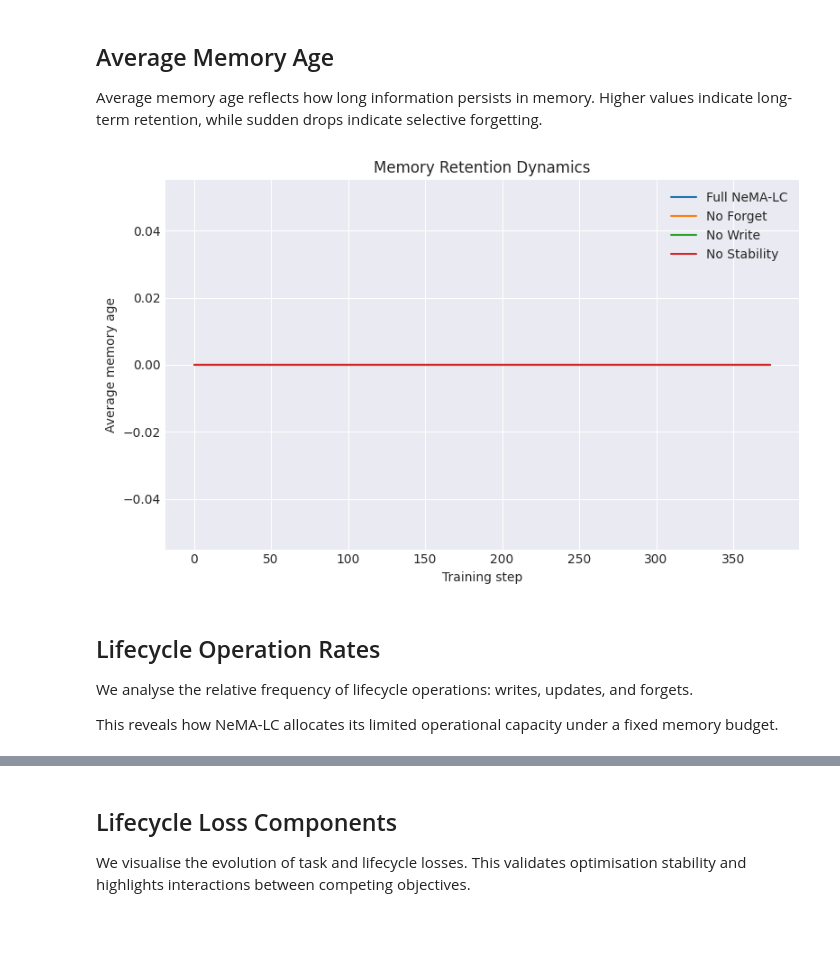
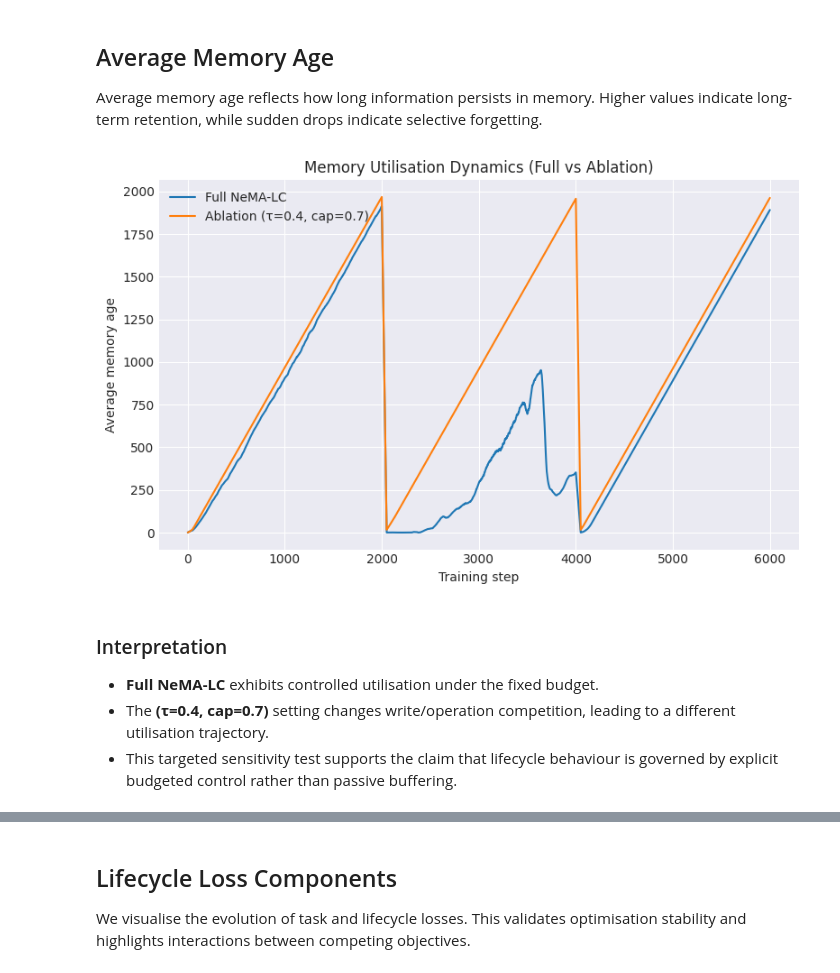
Before and after one commit to SN1604129/NeMA-lc, a Jupyter notebook: notebooks/01_nema_lc_memory_dynamics.ipynb, the cells around one changed output, grey strips where cells are left out. Saved outputs shown, nothing was run; the diff lists cells and outputs as text; code cells hidden in the pictures; blank space fills up the shorter version.

Commit message:
notebook: align NeMA-LC memory dynamics analysis with available logs

```diff
--- a/notebooks/01_nema_lc_memory_dynamics.ipynb
+++ b/notebooks/01_nema_lc_memory_dynamics.ipynb
@@ -45,17 +45,26 @@ PLOT_DIR.mkdir(exist_ok=True)
 # %%
 logs = {
     "Full NeMA-LC": LOG_DIR / "memory_dynamics_full.csv",
-    "No Forget": LOG_DIR / "memory_dynamics_noforget.csv",
-    "No Write": LOG_DIR / "memory_dynamics_nowrite.csv",
-    "No Stability": LOG_DIR / "memory_dynamics_nostability.csv",
+    "Ablation (τ=0.4, cap=0.7)": LOG_DIR / "memory_dynamics_ablate_tau04_cap07.csv",
 }
 
 dfs = {}
+missing = []
 for name, path in logs.items():
+    if not path.exists():
+        missing.append(str(path))
+        continue
     df = pd.read_csv(path)
     if "step" not in df.columns:
         df["step"] = range(len(df))
     dfs[name] = df.sort_values("step")
 
+if missing:
+    print("Missing log files:")
+    for m in missing:
+        print(" -", m)
+    print("\nAvailable in LOG_DIR:", LOG_DIR.resolve())
+    print([p.name for p in LOG_DIR.glob("*.csv")])
+
 list(dfs.keys())
 # %% [output]
@@ -104,30 +113,28 @@ selective forgetting.
 # %%
 plt.figure(figsize=(8, 5))
 
 for name, df in dfs.items():
     plt.plot(
         df["step"],
         df["avg_age"].rolling(50, min_periods=1).mean(),
         label=name,
     )
 
 plt.xlabel("Training step")
 plt.ylabel("Average memory age")
-plt.title("Memory Retention Dynamics")
+plt.title("Memory Utilisation Dynamics (Full vs Ablation)")
+plt.savefig(PLOT_DIR / "ablation_utilization.png", dpi=200)
 plt.legend()
 plt.tight_layout()
-plt.savefig(PLOT_DIR / "avg_age.png", dpi=200)
 plt.show()
 # %% [output]
-[figure, old version]
+[figure, new version]
 # %% [markdown]
-## Lifecycle Operation Rates
+### Interpretation
 
-We analyse the relative frequency of lifecycle operations:
-writes, updates, and forgets.
-
-This reveals how NeMA-LC allocates its limited operational capacity
-under a fixed memory budget.
+- **Full NeMA-LC** exhibits controlled utilisation under the fixed budget.
+- The **(τ=0.4, cap=0.7)** setting changes write/operation competition, leading to a different utilisation trajectory.
+- This targeted sensitivity test supports the claim that lifecycle behaviour is governed by explicit budgeted control rather than passive buffering.
 # %%
 plt.figure(figsize=(8, 5))
 
```
Also changed, not shown: parts of 4 cells of this notebook, 4 other files.
